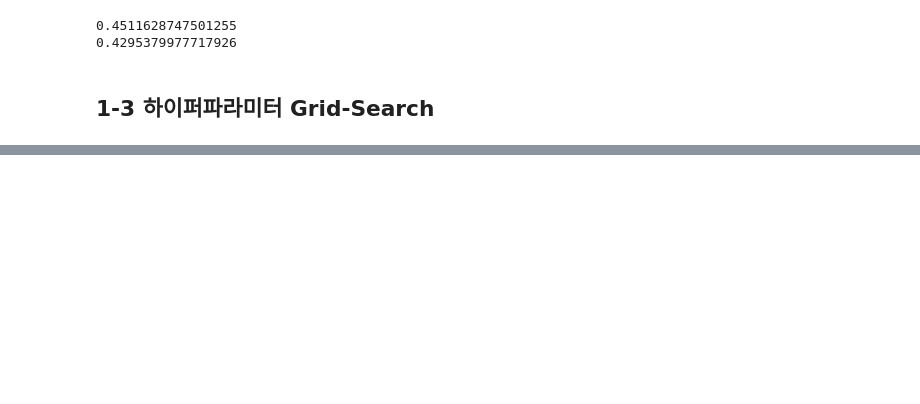
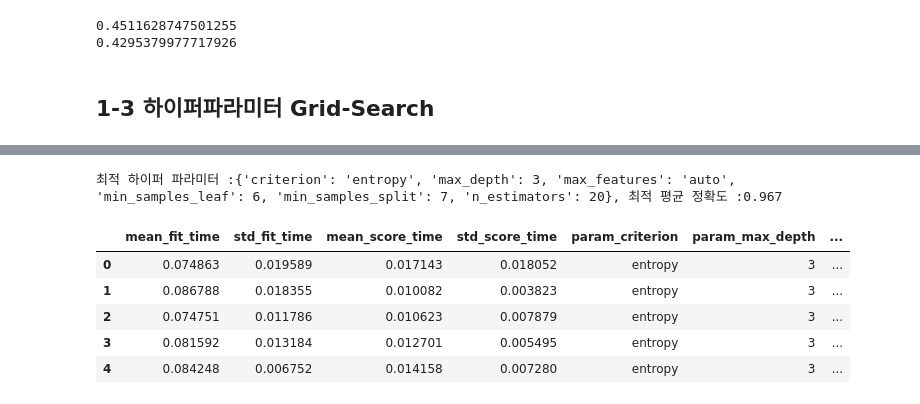
Before and after one commit to freejyb/fin_stats, a Jupyter notebook: decision_tree.ipynb, the cells around one changed output, grey strips where cells are left out. Cells and saved outputs as stored; diff of their text form; code cells hidden in the pictures; blank space fills up the shorter version.

```diff
--- a/decision_tree.ipynb
+++ b/decision_tree.ipynb
@@ -229,0 +224,13 @@ pd.DataFrame(grid_clf.cv_results_)
+# %%
+from sklearn.ensemble import RandomForestClassifier
+from sklearn.datasets import load_iris
+
+data = load_iris()
+x = pd.DataFrame(data['data'], columns=data['feature_names'])
+y = data.target
+
+X_train, X_test, y_train, y_test = train_test_split(x,y,test_size = 0.2,random_state=2022)
+
+# 랜덤 포레스트 학습 및 별도의 테스트 세트로 예측 성능 평가
+model = RandomForestClassifier(n_estimators=6)
+model.fit(X_train, y_train)
@@ -229,0 +303,14 @@ pd.DataFrame(grid_clf.cv_results_)
+# %%
+# 최선의 결과 출력
+print('최적 하이퍼 파라미터 :{0}, 최적 평균 정확도 :{1:.3f}'.format(grid.best_params_, grid.best_score_))
+
+# 그리드 서치 결과 전부 데이터 프레임 화 시행
+pd.DataFrame(grid.cv_results_).head()
+# %% [output]
+최적 하이퍼 파라미터 :{'criterion': 'entropy', 'max_depth': 3, 'max_features': 'auto', 'min_samples_leaf': 6, 'min_samples_split': 7, 'n_estimators': 20}, 최적 평균 정확도 :0.967
+|  | mean_fit_time | std_fit_time | mean_score_time | std_score_time | param_criterion | param_max_depth | ... |
+| 0 | 0.074863 | 0.019589 | 0.017143 | 0.018052 | entropy | 3 | ... |
+| 1 | 0.086788 | 0.018355 | 0.010082 | 0.003823 | entropy | 3 | ... |
+| 2 | 0.074751 | 0.011786 | 0.010623 | 0.007879 | entropy | 3 | ... |
+| 3 | 0.081592 | 0.013184 | 0.012701 | 0.005495 | entropy | 3 | ... |
+| 4 | 0.084248 | 0.006752 | 0.014158 | 0.007280 | entropy | 3 | ... |
```
Also changed, not shown: parts of 13 cells of this notebook.
